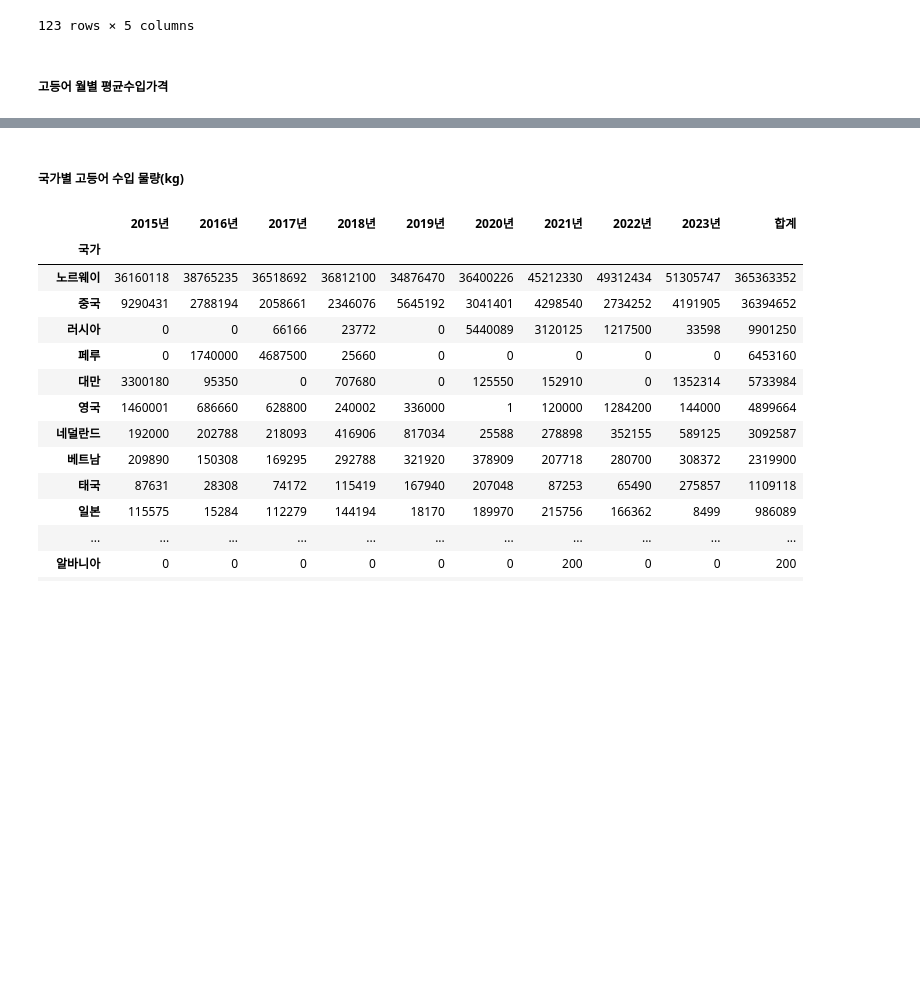
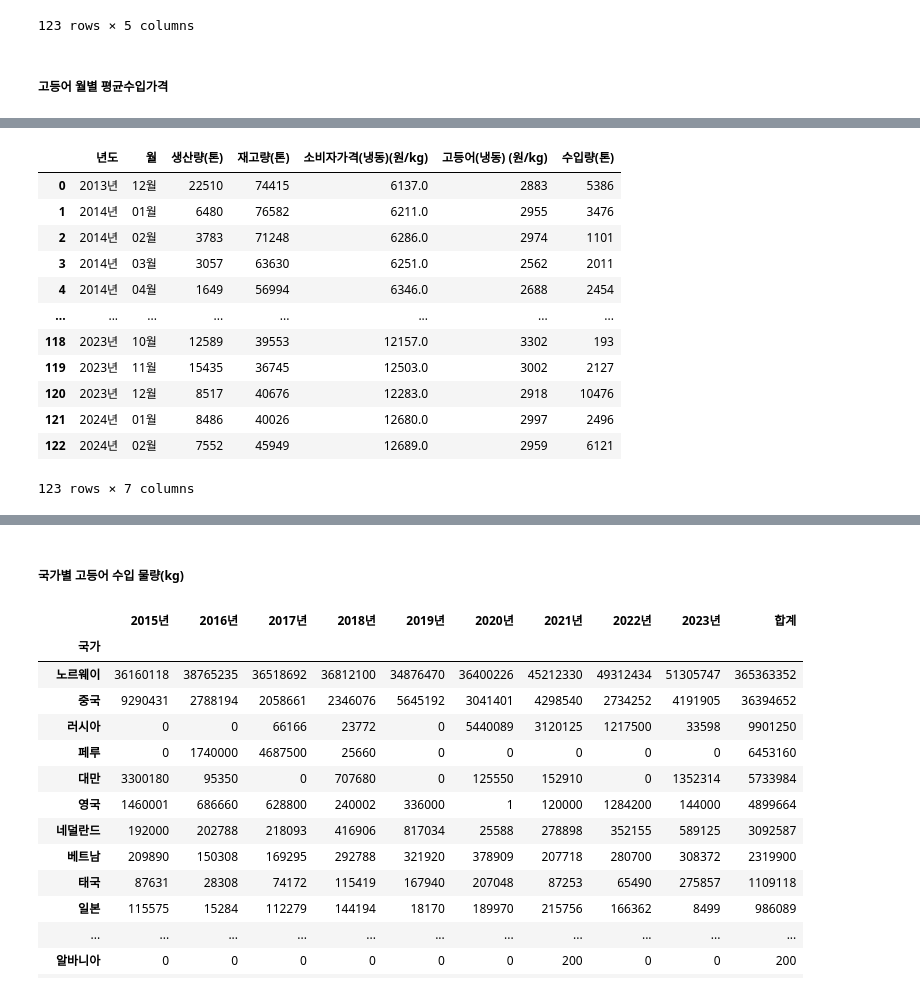
Before and after one commit to dlwogus552/big_data_project, a Jupyter notebook: python/mackerel_data.ipynb, the cells around one changed output, grey strips where cells are left out. Saved outputs shown, nothing was run; the diff lists cells and outputs as text; code cells hidden in the pictures; blank space fills up the shorter version.

Commit message:
소비자가격 상관성 분석

```diff
--- a/python/mackerel_data.ipynb
+++ b/python/mackerel_data.ipynb
@@ -15,7 +15,7 @@ import pandas as pd
 # %% [markdown]
 ##### 고등어 생산량 및 가격
 # %%
-mackerel_output_and_price = pd.read_csv("./data/고등어 생산량 및 가격.csv", encoding='cp949')
+mackerel_output_and_price = pd.read_csv("./data/mackerel/고등어 생산량 및 가격.csv", encoding='cp949')
 mackerel_output_and_price[mackerel_output_and_price.iloc[:,9:].isnull().any(axis=1)]
 
 # 보간법으로 결측치 처리
@@ -60,0 +59,17 @@ mackerel_import_price
+# %%
+df = pd.merge(mackerel_output_and_price, mackerel_import_price, on=['년도', '월'])
+df
+# %% [output]
+|  | 년도 | 월 | 생산량(톤) | 재고량(톤) | 소비자가격(냉동)(원/kg) | 고등어(냉동) (원/kg) | 수입량(톤) |
+| 0 | 2013년 | 12월 | 22510 | 74415 | 6137.0 | 2883 | 5386 |
+| 1 | 2014년 | 01월 | 6480 | 76582 | 6211.0 | 2955 | 3476 |
+| 2 | 2014년 | 02월 | 3783 | 71248 | 6286.0 | 2974 | 1101 |
+| 3 | 2014년 | 03월 | 3057 | 63630 | 6251.0 | 2562 | 2011 |
+| 4 | 2014년 | 04월 | 1649 | 56994 | 6346.0 | 2688 | 2454 |
+| ... | ... | ... | ... | ... | ... | ... | ... |
+| 118 | 2023년 | 10월 | 12589 | 39553 | 12157.0 | 3302 | 193 |
+| 119 | 2023년 | 11월 | 15435 | 36745 | 12503.0 | 3002 | 2127 |
+| 120 | 2023년 | 12월 | 8517 | 40676 | 12283.0 | 2918 | 10476 |
+| 121 | 2024년 | 01월 | 8486 | 40026 | 12680.0 | 2997 | 2496 |
+| 122 | 2024년 | 02월 | 7552 | 45949 | 12689.0 | 2959 | 6121 |
+123 rows × 7 columns
```
Also changed, not shown: parts of 6 cells of this notebook.
